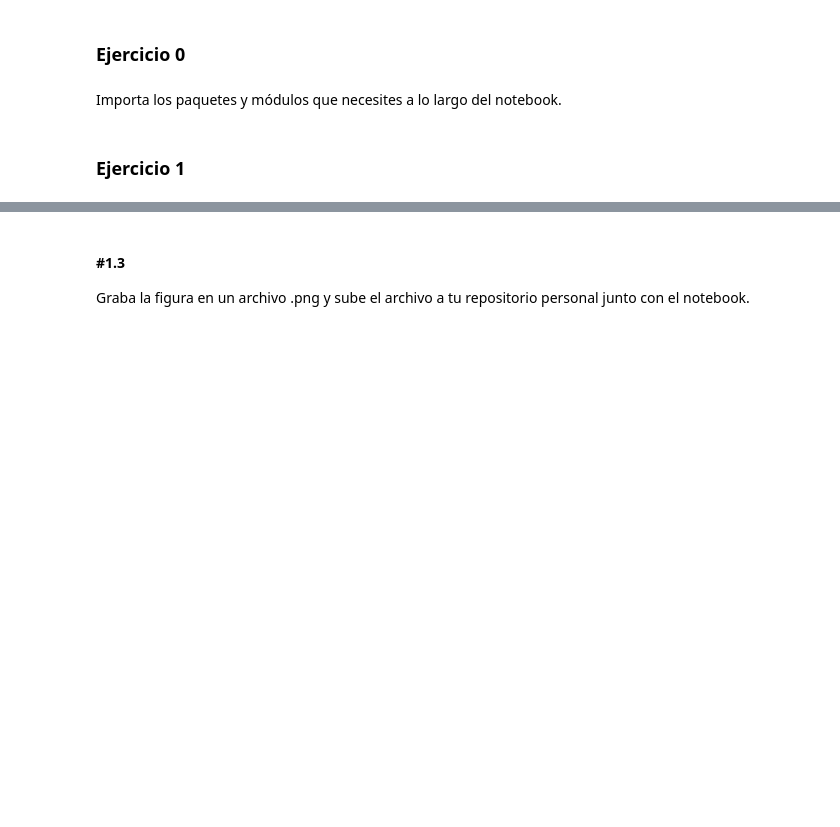
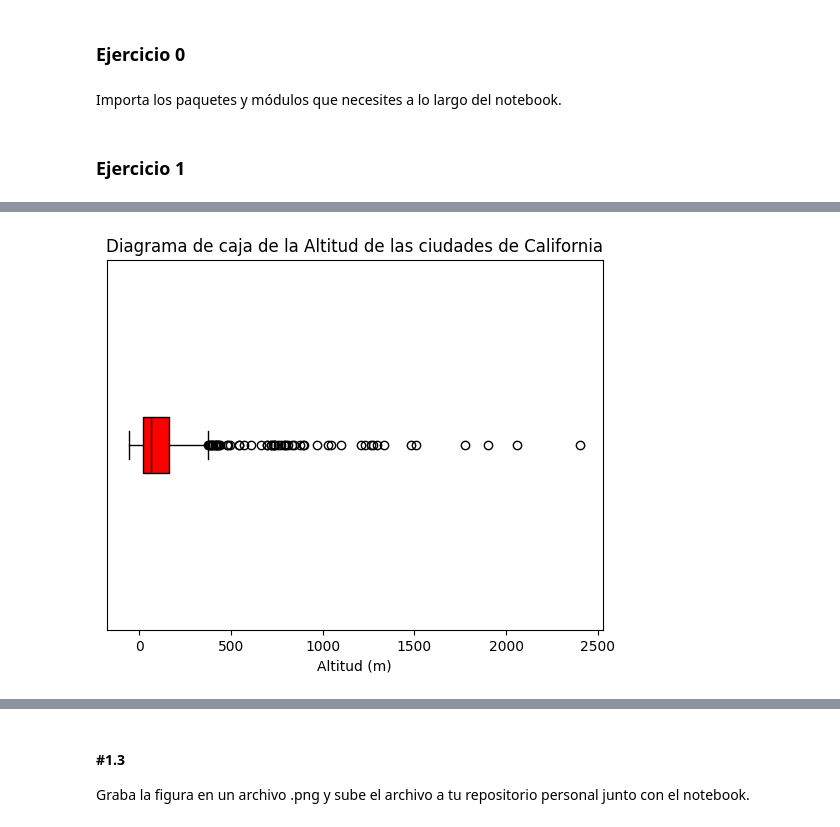
Before and after one commit to eleacos/DS-Online-Elena-Acosta, a Jupyter notebook: 03_Data_Analysis/Sprint_08/Unidad_01_Visualizacion_Basica_Matplotlib/03_Practica_Obligatoria/18_Practica_Obligatoria_Visualizacion_Basica.ipynb, the cells around one changed output, grey strips where cells are left out. Cells and saved outputs as stored; diff of their text form; code cells hidden in the pictures; blank space fills up the shorter version.

```diff
--- a/03_Data_Analysis/Sprint_08/Unidad_01_Visualizacion_Basica_Matplotlib/03_Practica_Obligatoria/18_Practica_Obligatoria_Visualizacion_Basica.ipynb
+++ b/03_Data_Analysis/Sprint_08/Unidad_01_Visualizacion_Basica_Matplotlib/03_Practica_Obligatoria/18_Practica_Obligatoria_Visualizacion_Basica.ipynb
@@ -161,0 +232,13 @@ plt.boxplot(cities["elevation_m"], vert = False);
+# %%
+#4. El boxplot de la altura de las ciudades.
+plt.boxplot(df["elevation_m"],
+            vert = False,
+            boxprops = dict(facecolor = "red"), medianprops = dict(color= "black"),
+            patch_artist= True )
+plt.xlabel("Altitud (m)")
+plt.title("Diagrama de caja de la Altitud de las ciudades de California")
+plt.yticks([])
+
+plt.show()
+# %% [output]
+[figure, added]
```
Also changed, not shown: parts of 25 cells of this notebook, 2 other files.
